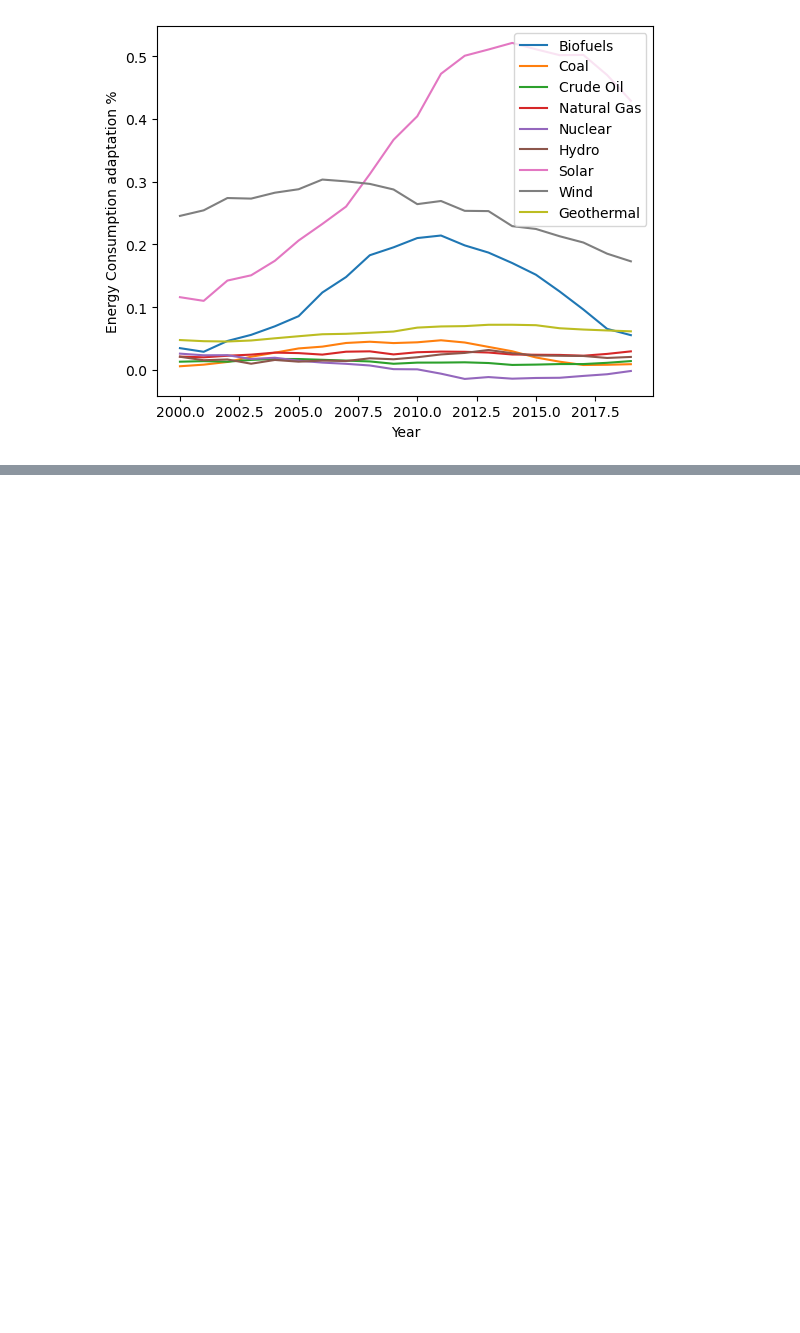
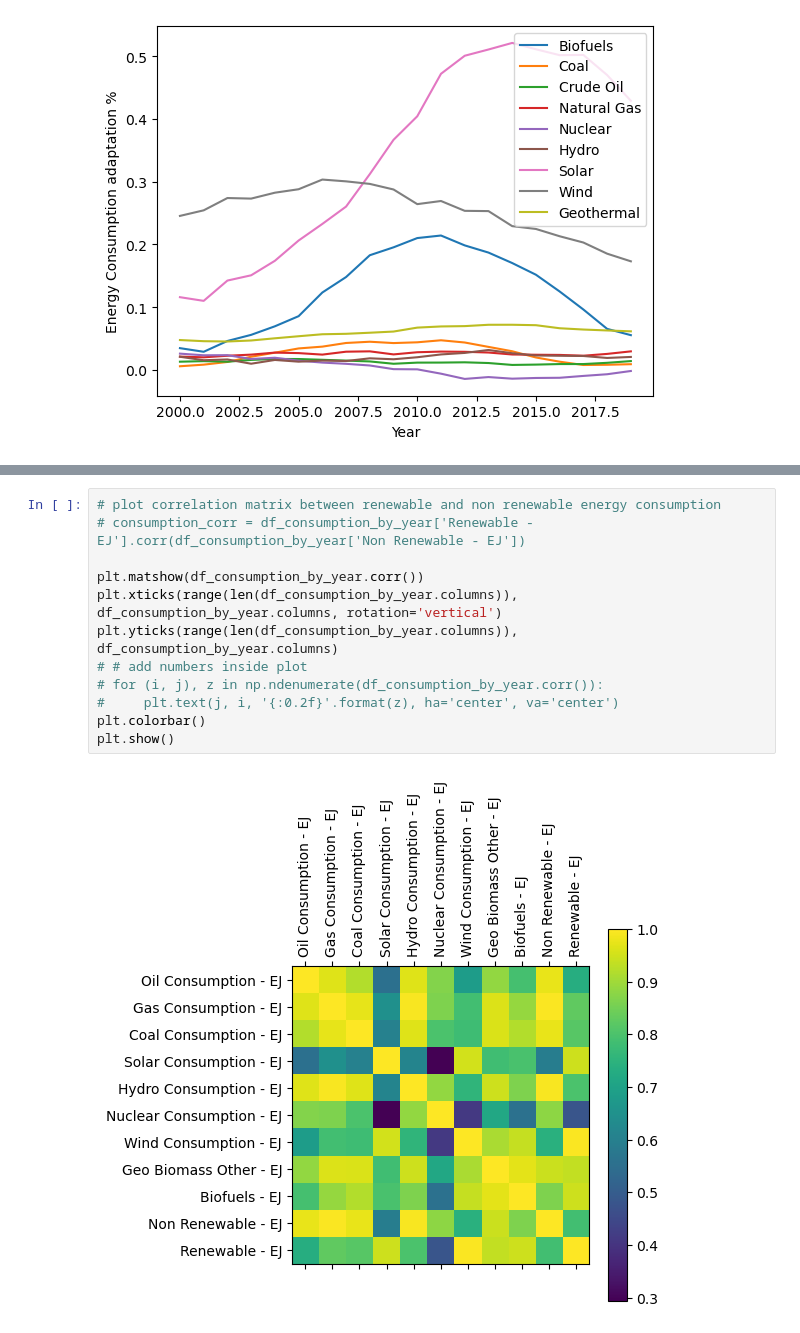
Before and after one commit to IsuruJayamanne/project-ds-energy-source-data-analysis, a Jupyter notebook: project.ipynb, the cells around one changed output, grey strips where cells are left out. Cells and saved outputs as stored; diff of their text form; blank space fills up the shorter version.

```diff
--- a/project.ipynb
+++ b/project.ipynb
@@ -180,0 +202,14 @@ plt.show()
+# %%
+# plot correlation matrix between renewable and non renewable energy consumption
+# consumption_corr = df_consumption_by_year['Renewable - EJ'].corr(df_consumption_by_year['Non Renewable - EJ'])
+
+plt.matshow(df_consumption_by_year.corr())
+plt.xticks(range(len(df_consumption_by_year.columns)), df_consumption_by_year.columns, rotation='vertical')
+plt.yticks(range(len(df_consumption_by_year.columns)), df_consumption_by_year.columns)
+# # add numbers inside plot
+# for (i, j), z in np.ndenumerate(df_consumption_by_year.corr()):
+#     plt.text(j, i, '{:0.2f}'.format(z), ha='center', va='center')
+plt.colorbar()
+plt.show()
+# %% [output]
+[figure, added]
```
Also changed, not shown: parts of 2 cells of this notebook.
